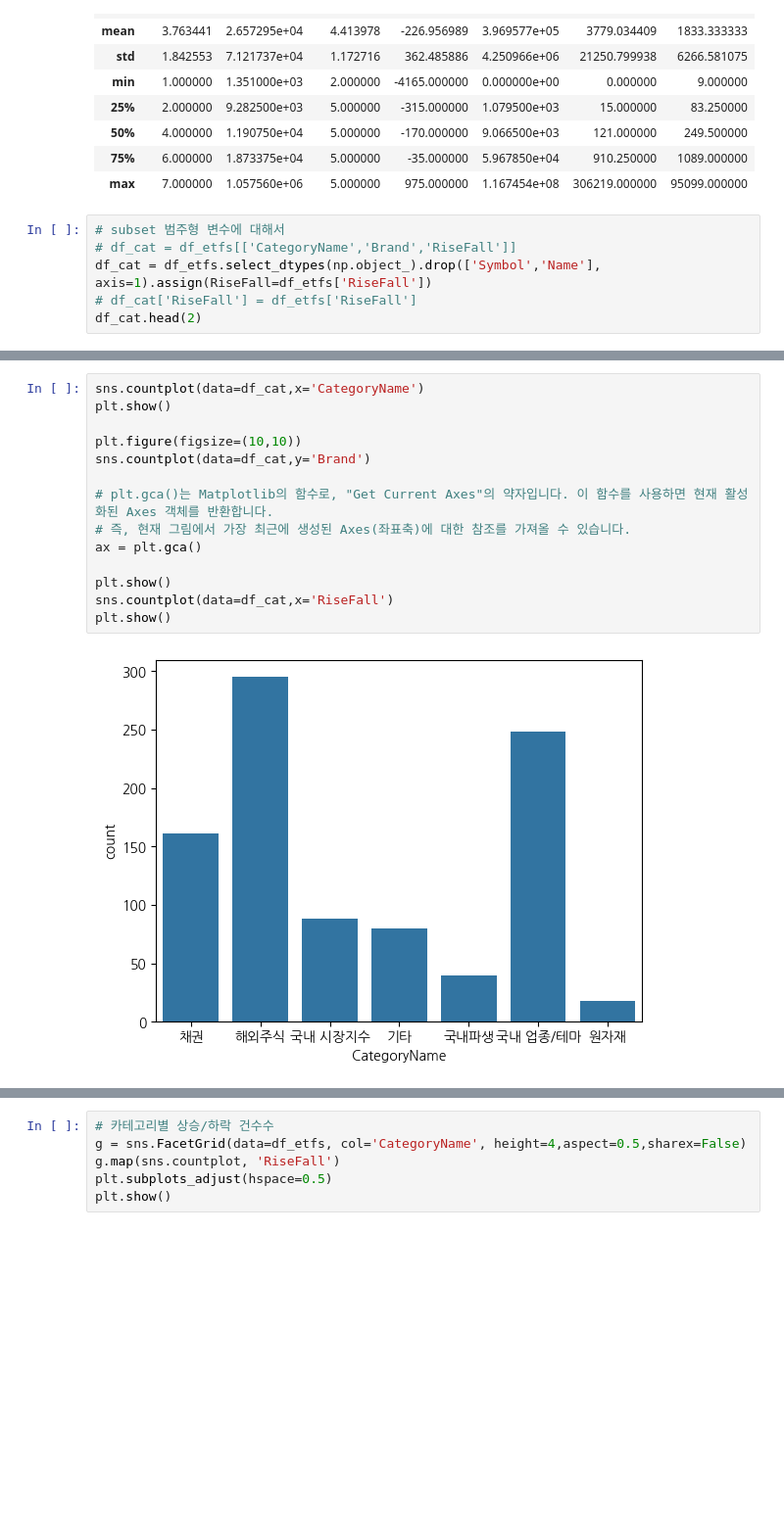
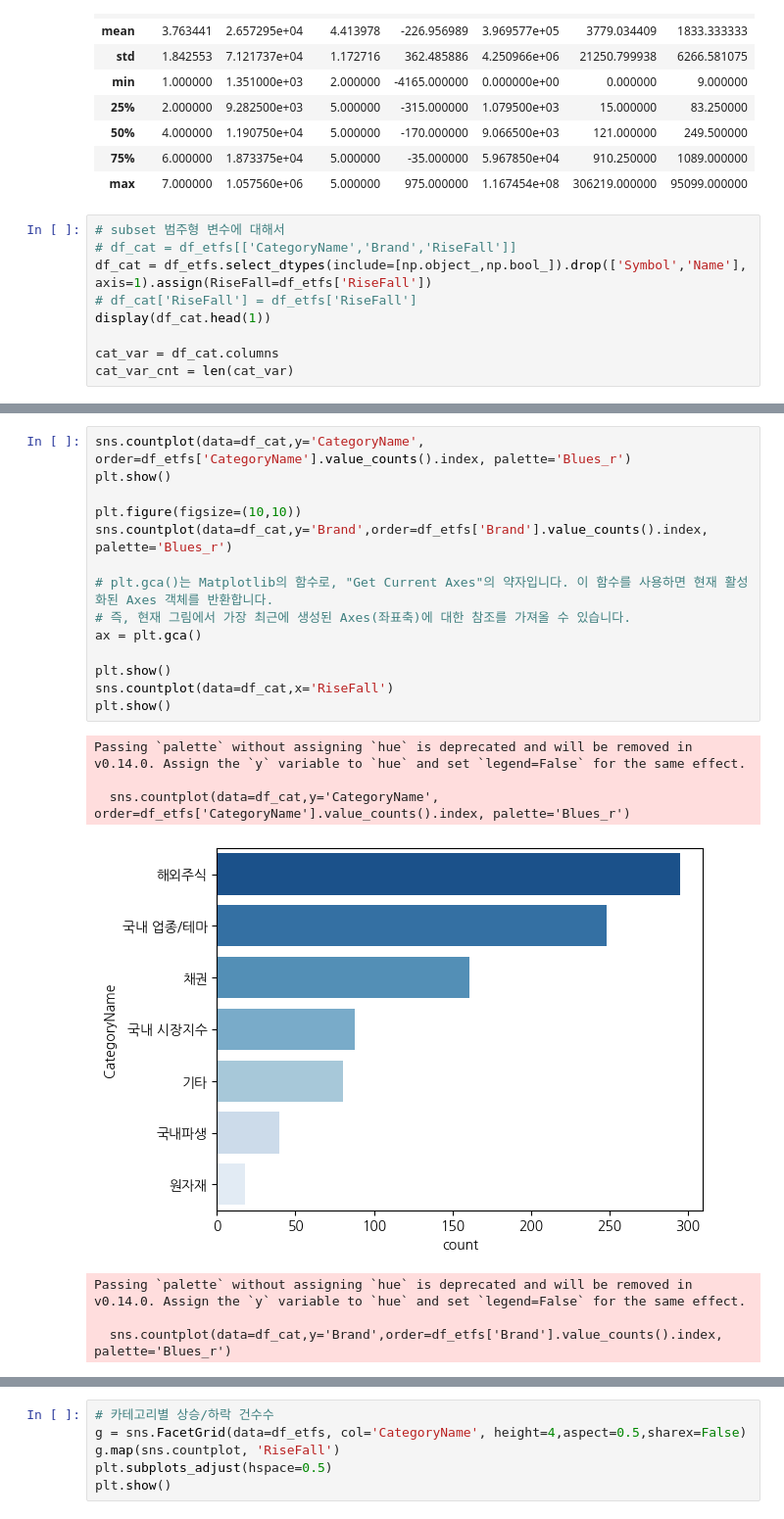
Before and after one commit to june2598/pythonstudy, a Jupyter notebook: stock/stock_analysis_7(국내ETF시각화).ipynb, the cells around one changed output, grey strips where cells are left out. Shown at 98% size. Saved outputs shown, nothing was run; the diff lists cells and outputs as text; blank space fills up the shorter version.

```diff
--- a/stock/stock_analysis_7(국내ETF시각화).ipynb
+++ b/stock/stock_analysis_7(국내ETF시각화).ipynb
@@ -127,7 +125,10 @@ df_etfs.describe(include=np.int64)
 # %%
 # subset 범주형 변수에 대해서
 # df_cat = df_etfs[['CategoryName','Brand','RiseFall']]
-df_cat = df_etfs.select_dtypes(np.object_).drop(['Symbol','Name'], axis=1).assign(RiseFall=df_etfs['RiseFall'])
+df_cat = df_etfs.select_dtypes(include=[np.object_,np.bool_]).drop(['Symbol','Name'], axis=1).assign(RiseFall=df_etfs['RiseFall'])
 # df_cat['RiseFall'] = df_etfs['RiseFall']
-df_cat.head(2)
+display(df_cat.head(1))
+
+cat_var = df_cat.columns
+cat_var_cnt = len(cat_var)
 # %% [output]
@@ -147,16 +169,22 @@ df_num.head(1)
 # %%
-sns.countplot(data=df_cat,x='CategoryName')
+sns.countplot(data=df_cat,y='CategoryName', order=df_etfs['CategoryName'].value_counts().index, palette='Blues_r')
 plt.show()
 
 plt.figure(figsize=(10,10))
-sns.countplot(data=df_cat,y='Brand')
+sns.countplot(data=df_cat,y='Brand',order=df_etfs['Brand'].value_counts().index, palette='Blues_r')
 
 # plt.gca()는 Matplotlib의 함수로, "Get Current Axes"의 약자입니다. 이 함수를 사용하면 현재 활성화된 Axes 객체를 반환합니다.
 # 즉, 현재 그림에서 가장 최근에 생성된 Axes(좌표축)에 대한 참조를 가져올 수 있습니다.
 ax = plt.gca()
 
 plt.show()
 sns.countplot(data=df_cat,x='RiseFall')
 plt.show()
 # %% [output]
+Passing `palette` without assigning `hue` is deprecated and will be removed in v0.14.0. Assign the `y` variable to `hue` and set `legend=False` for the same effect.
+
+  sns.countplot(data=df_cat,y='CategoryName', order=df_etfs['CategoryName'].value_counts().index, palette='Blues_r')
-[figure, old version]
+[figure, new version]
+Passing `palette` without assigning `hue` is deprecated and will be removed in v0.14.0. Assign the `y` variable to `hue` and set `legend=False` for the same effect.
+
+  sns.countplot(data=df_cat,y='Brand',order=df_etfs['Brand'].value_counts().index, palette='Blues_r')
```
Also changed, not shown: parts of 23 cells of this notebook, 14 other files.
